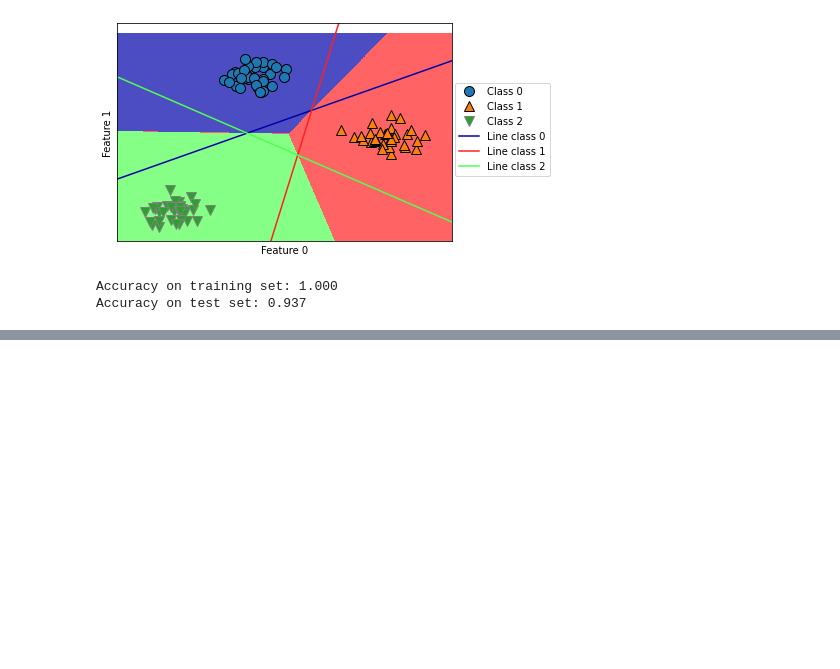
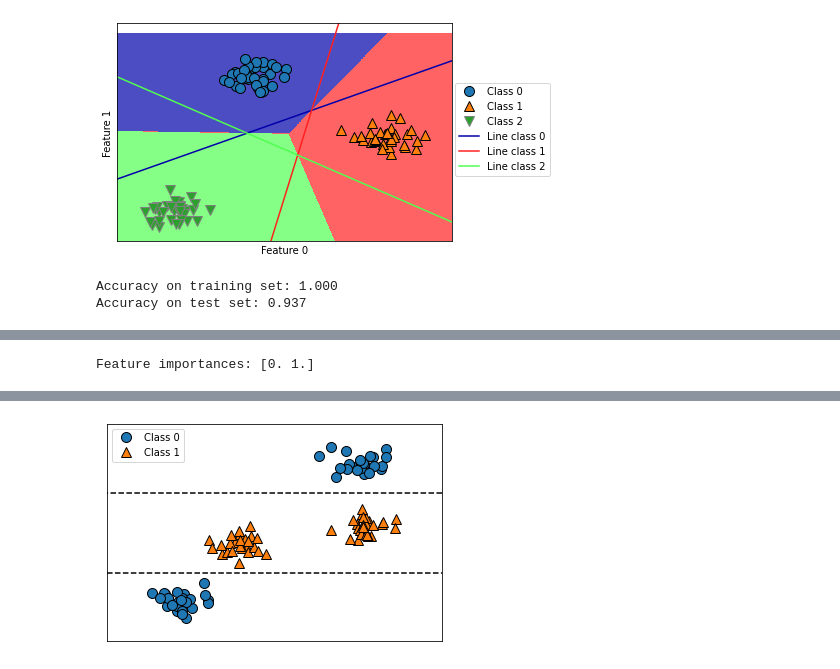
Before and after one commit to florenzen/introduction_to_ml_with_python, a Jupyter notebook: Try.ipynb, the cells around one changed output, grey strips where cells are left out. Cells and saved outputs as stored; diff of their text form; code cells hidden in the pictures; blank space fills up the shorter version.

```diff
--- a/Try.ipynb
+++ b/Try.ipynb
@@ -406,0 +446,5 @@ Accuracy on test set: 0.937
+# %%
+not_monotone_tree = mglearn.plots.plot_tree_not_monotone()
+display(not_monotone_tree)
+# %% [output]
+Feature importances: [0. 1.]
@@ -406,0 +452 @@ Accuracy on test set: 0.937
+[figure, added]
```
Also changed, not shown: parts of 14 cells of this notebook, 1 other file.
